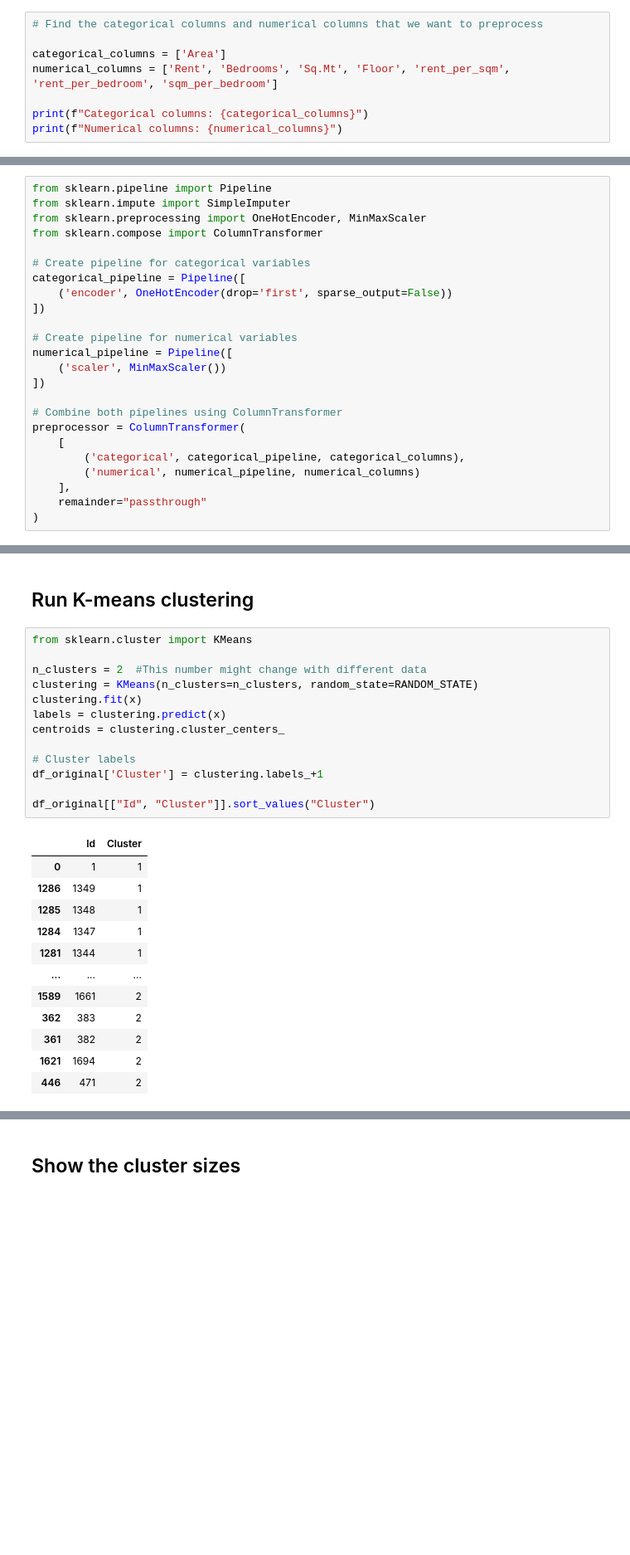
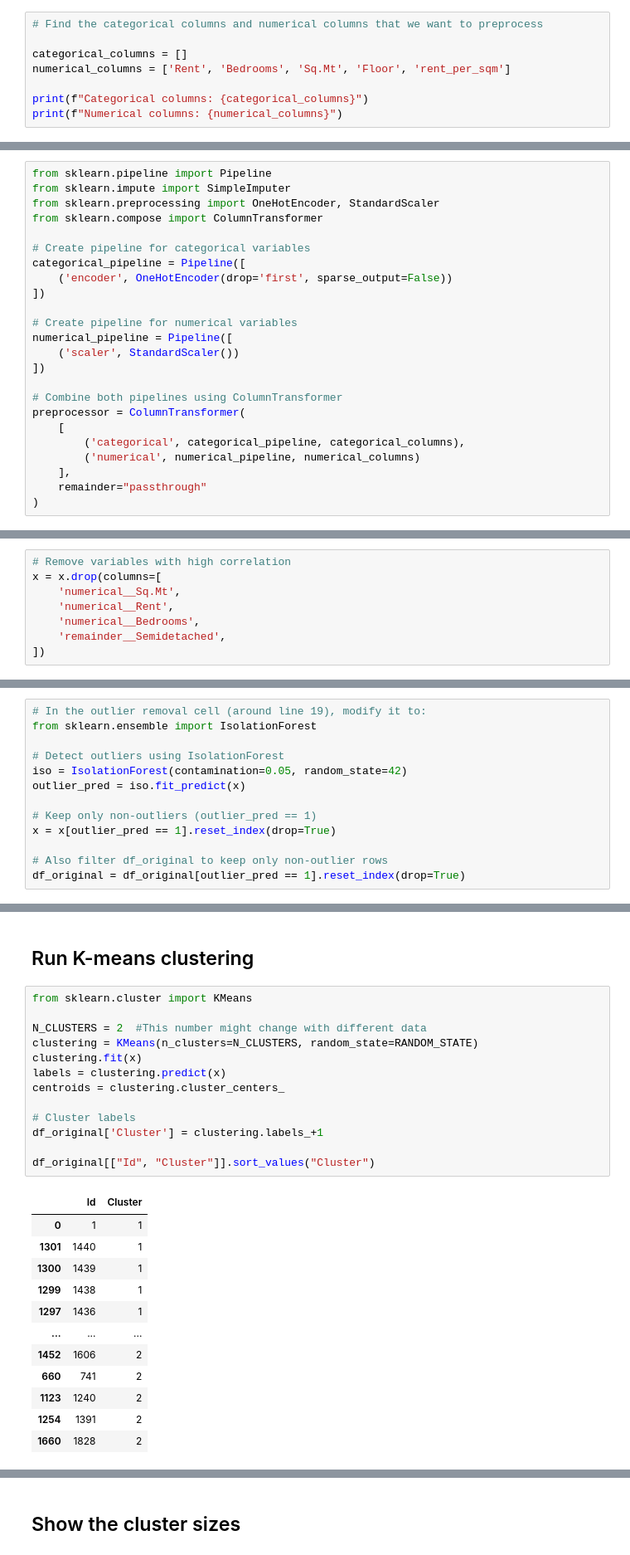
Before and after one commit to luisguareschi/group-project-ml-1, a Jupyter notebook: segmentation-lg.ipynb, the cells around one changed output, grey strips where cells are left out. Shown at 83% size. Saved outputs shown, nothing was run; the diff lists cells and outputs as text; blank space fills up the shorter version.

```diff
--- a/segmentation-lg.ipynb
+++ b/segmentation-lg.ipynb
@@ -83,8 +79,8 @@ x.head()
 # %%
 # Find the categorical columns and numerical columns that we want to preprocess
 
-categorical_columns = ['Area']
-numerical_columns = ['Rent', 'Bedrooms', 'Sq.Mt', 'Floor', 'rent_per_sqm', 'rent_per_bedroom', 'sqm_per_bedroom']
+categorical_columns = []
+numerical_columns = ['Rent', 'Bedrooms', 'Sq.Mt', 'Floor', 'rent_per_sqm']
 
 print(f"Categorical columns: {categorical_columns}")
 print(f"Numerical columns: {numerical_columns}")
@@ -94,7 +90,7 @@ Numerical columns: ['Rent', 'Bedrooms', 'Sq.Mt', 'Floor', 'rent_per_sqm', 'rent_
 # %%
 from sklearn.pipeline import Pipeline
 from sklearn.impute import SimpleImputer
-from sklearn.preprocessing import OneHotEncoder, MinMaxScaler
+from sklearn.preprocessing import OneHotEncoder, StandardScaler
 from sklearn.compose import ColumnTransformer
 
 # Create pipeline for categorical variables
@@ -104,7 +100,7 @@ categorical_pipeline = Pipeline([
 
 # Create pipeline for numerical variables
 numerical_pipeline = Pipeline([
-    ('scaler', MinMaxScaler())
+    ('scaler', StandardScaler())
 ])
 
 # Combine both pipelines using ColumnTransformer
@@ -157,0 +152,8 @@ sorted_corr
+# %%
+# Remove variables with high correlation
+x = x.drop(columns=[
+    'numerical__Sq.Mt',
+    'numerical__Rent',
+    'numerical__Bedrooms',
+    'remainder__Semidetached',
+])
@@ -158,3 +166,16 @@ sorted_corr
+# %%
+# In the outlier removal cell (around line 19), modify it to:
+from sklearn.ensemble import IsolationForest
+
+# Detect outliers using IsolationForest
+iso = IsolationForest(contamination=0.05, random_state=42)
+outlier_pred = iso.fit_predict(x)
+
+# Keep only non-outliers (outlier_pred == 1)
+x = x[outlier_pred == 1].reset_index(drop=True)
+
+# Also filter df_original to keep only non-outlier rows
+df_original = df_original[outlier_pred == 1].reset_index(drop=True)
 # %% [markdown]
 ## Do the elbow method to find the best number of clusters
 # %%
@@ -183,26 +204,26 @@ plt.show()
 # %%
 from sklearn.cluster import KMeans
 
-n_clusters = 2  #This number might change with different data
-clustering = KMeans(n_clusters=n_clusters, random_state=RANDOM_STATE)
+N_CLUSTERS = 2  #This number might change with different data
+clustering = KMeans(n_clusters=N_CLUSTERS, random_state=RANDOM_STATE)
 clustering.fit(x)
 labels = clustering.predict(x)
 centroids = clustering.cluster_centers_
 
 # Cluster labels
 df_original['Cluster'] = clustering.labels_+1
 
 df_original[["Id", "Cluster"]].sort_values("Cluster")
 # %% [output]
 |  | Id | Cluster |
 | 0 | 1 | 1 |
-| 1286 | 1349 | 1 |
-| 1285 | 1348 | 1 |
-| 1284 | 1347 | 1 |
-| 1281 | 1344 | 1 |
+| 1301 | 1440 | 1 |
+| 1300 | 1439 | 1 |
+| 1299 | 1438 | 1 |
+| 1297 | 1436 | 1 |
 | ... | ... | ... |
-| 1589 | 1661 | 2 |
-| 362 | 383 | 2 |
-| 361 | 382 | 2 |
-| 1621 | 1694 | 2 |
-| 446 | 471 | 2 |
+| 1452 | 1606 | 2 |
+| 660 | 741 | 2 |
+| 1123 | 1240 | 2 |
+| 1254 | 1391 | 2 |
+| 1660 | 1828 | 2 |
```
Also changed, not shown: parts of 16 cells of this notebook, 1 other file.
